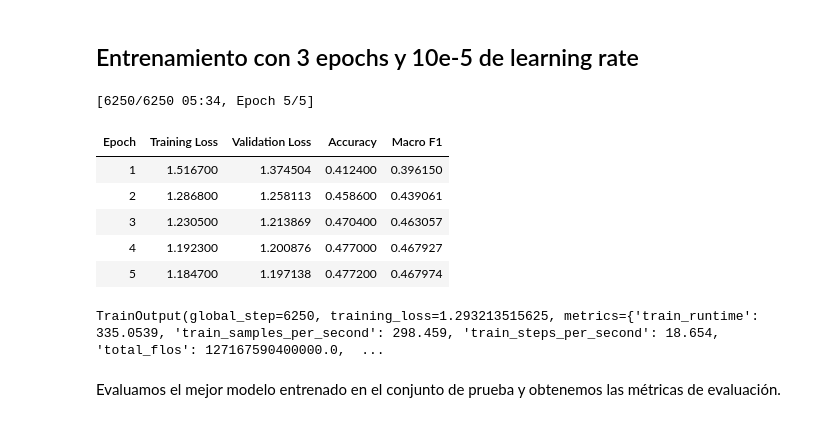
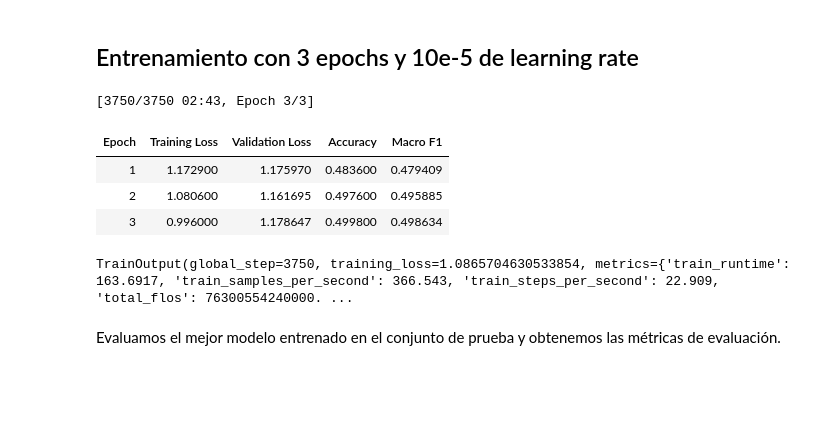
Before and after one commit to ju-mava/analisis-sentimiento-practica5-ju-mava, a Jupyter notebook: Machetti_Vallverdú_Júlia_T5_Aprendizaje_transferido_sentimiento.ipynb, the cells around one changed output. Drawn from its saved outputs; the diff is of its cells as text; code cells hidden in the pictures; blank space fills up the shorter version.

```diff
--- a/Machetti_Vallverdú_Júlia_T5_Aprendizaje_transferido_sentimiento.ipynb
+++ b/Machetti_Vallverdú_Júlia_T5_Aprendizaje_transferido_sentimiento.ipynb
@@ -410,42 +414,40 @@ weighted avg       0.47      0.49      0.48      5000
 from transformers import TrainingArguments, Trainer, DataCollatorWithPadding
 
 batch_size = 16
 model_name = "finetuned_model_sentiment_analysis_amazon"
 training_args = TrainingArguments(
         output_dir=model_name,
-        num_train_epochs=5,
-        learning_rate = 2e-5,
+        num_train_epochs=3,
+        learning_rate = 10e-5,
         per_device_train_batch_size=batch_size,
         per_device_eval_batch_size=batch_size,
         warmup_ratio=0.1,
         weight_decay=0.01,
         eval_strategy="epoch",
         save_strategy="epoch",
         metric_for_best_model = "macro_f1",
         load_best_model_at_end=True,
         save_total_limit = 1,
         report_to='none',
     )
 
 # Para algunos modelos que necesitan manejar secuencias de diversas longitudes
 data_collator = DataCollatorWithPadding(tokenizer=tokenizer)
 
 trainer = Trainer(model=model, args=training_args,
                   compute_metrics=compute_metrics,
                   train_dataset=ds["train"],
                   eval_dataset=ds["valid"],
                   data_collator=data_collator
                   )
 trainer.train()
 # %% [output]
-[6250/6250 05:34, Epoch 5/5]
+[3750/3750 02:43, Epoch 3/3]
 | Epoch | Training Loss | Validation Loss | Accuracy | Macro F1 |
-| 1 | 1.516700 | 1.374504 | 0.412400 | 0.396150 |
-| 2 | 1.286800 | 1.258113 | 0.458600 | 0.439061 |
-| 3 | 1.230500 | 1.213869 | 0.470400 | 0.463057 |
-| 4 | 1.192300 | 1.200876 | 0.477000 | 0.467927 |
-| 5 | 1.184700 | 1.197138 | 0.477200 | 0.467974 |
+| 1 | 1.172900 | 1.175970 | 0.483600 | 0.479409 |
+| 2 | 1.080600 | 1.161695 | 0.497600 | 0.495885 |
+| 3 | 0.996000 | 1.178647 | 0.499800 | 0.498634 |
-TrainOutput(global_step=6250, training_loss=1.293213515625, metrics={'train_runtime': 335.0539, 'train_samples_per_second': 298.459, 'train_steps_per_second': 18.654, 'total_flos': 127167590400000.0,  ...
+TrainOutput(global_step=3750, training_loss=1.0865704630533854, metrics={'train_runtime': 163.6917, 'train_samples_per_second': 366.543, 'train_steps_per_second': 22.909, 'total_flos': 76300554240000. ...
 # %% [markdown]
 Evaluamos el mejor modelo entrenado en el conjunto de prueba y obtenemos las métricas de evaluación.
 # %%
```
Also changed, not shown: parts of 33 cells of this notebook.
